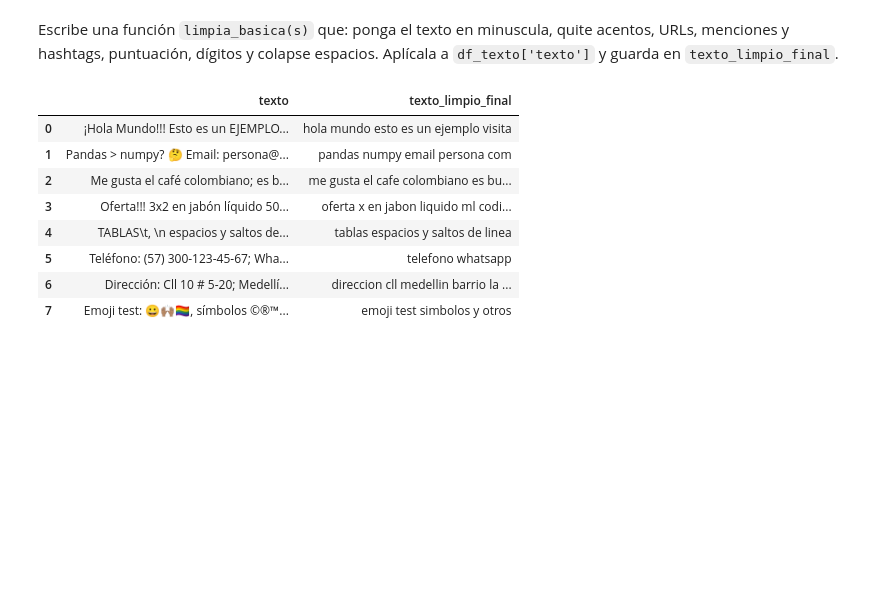
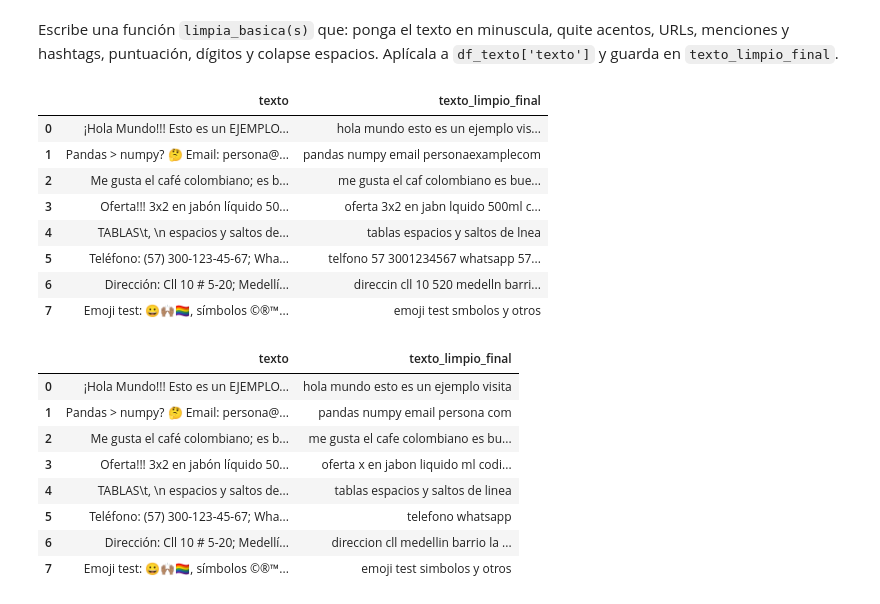
Before and after one commit to DanielGongora28/nlp-upb, a Jupyter notebook: notebooks/2-nlp/Practica_Limpieza_Texto_clean.ipynb, the cells around one changed output. Saved outputs shown, nothing was run; the diff lists cells and outputs as text; code cells hidden in the pictures; blank space fills up the shorter version.

```diff
--- a/notebooks/Practica_Limpieza_Texto_clean.ipynb
+++ b/notebooks/2-nlp/Practica_Limpieza_Texto_clean.ipynb
@@ -648,6 +846,38 @@ En el DataFrame `df_personas`, a partir de `id_raw`, crea la columna `id_norm` c
 Escribe una función `limpia_basica(s)` que: ponga el texto en minuscula, quite acentos, URLs, menciones y hashtags, puntuación, dígitos y colapse espacios. Aplícala a `df_texto['texto']` y guarda en `texto_limpio_final`.
 # %%
 # Copie su código aca
+def limpia_basica(s):
+    if pd.isna(s):
+        return s
+    # Convertir a minúsculas
+    s = str(s).lower()
+    # Eliminar espacios en los extremos y múltiples espacios
+    s = re.sub(r"\s+", " ", s).strip()
+    # Eliminar puntuación
+    s = re.sub(r"[^\w\s]", "", s)
+    #Eliminar URLs
+    s = re.sub(r"https?://\S+", "", s)
+    #Eliminar  menciones (@text)
+    s = re.sub(r"@\w+", "", s)
+    #Eliminar hashtags (#text)
+    s = re.sub(r"#\w+", "", s)
+    #Eliminar signos de puntuacion y emojis
+    s = re.sub(r"[^\x00-\x7F]+", "", s)
+    return s
+# %%
+df_texto['texto_limpio_final'] = df_texto['texto'].apply(limpia_basica)
+# %%
+df_texto
+# %% [output]
+|  | texto | texto_limpio_final |
+| 0 | ¡Hola Mundo!!! Esto es un EJEMPLO... | hola mundo esto es un ejemplo vis... |
+| 1 | Pandas > numpy? 🤔 Email: persona@... | pandas numpy email personaexamplecom |
+| 2 | Me gusta el café colombiano; es b... | me gusta el caf colombiano es bue... |
+| 3 | Oferta!!! 3x2 en jabón líquido 50... | oferta 3x2 en jabn lquido 500ml c... |
+| 4 | TABLAS\t, \n espacios y saltos de... | tablas espacios y saltos de lnea |
+| 5 | Teléfono: (57) 300-123-45-67; Wha... | telfono 57 3001234567 whatsapp 57... |
+| 6 | Dirección: Cll 10 # 5-20; Medellí... | direccin cll 10 520 medelln barri... |
+| 7 | Emoji test: 😀🙌🏽🏳️‍🌈, símbolos ©®™... | emoji test smbolos y otros |
 # %%
 # %% [output]
 |  | texto | texto_limpio_final |
```
Also changed, not shown: parts of 16 cells of this notebook, 11 other files.
